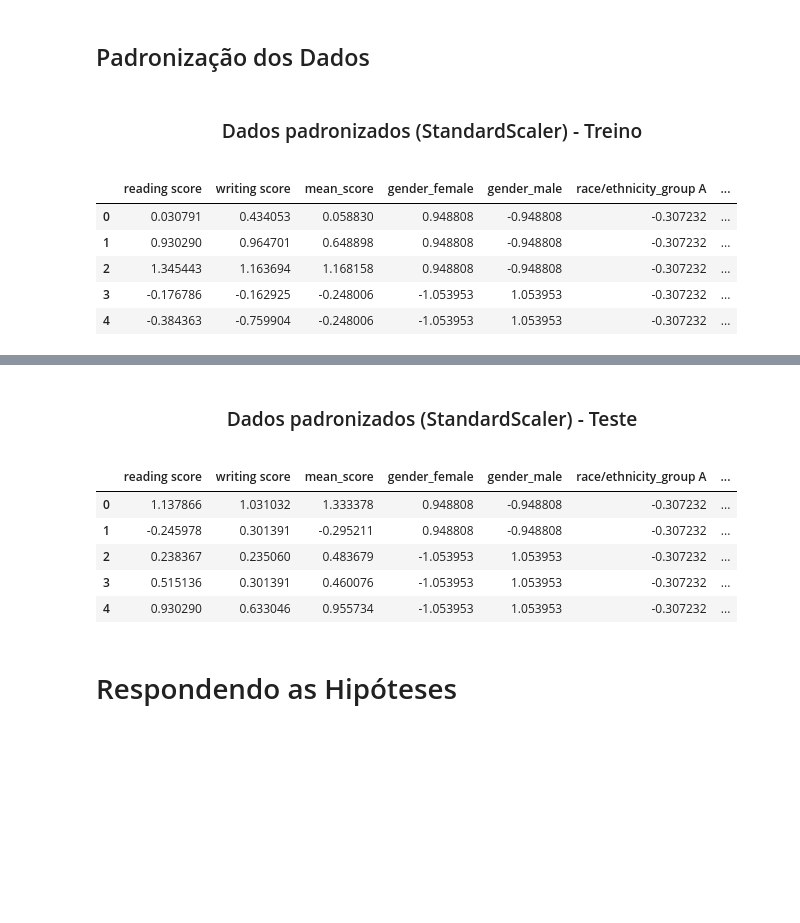
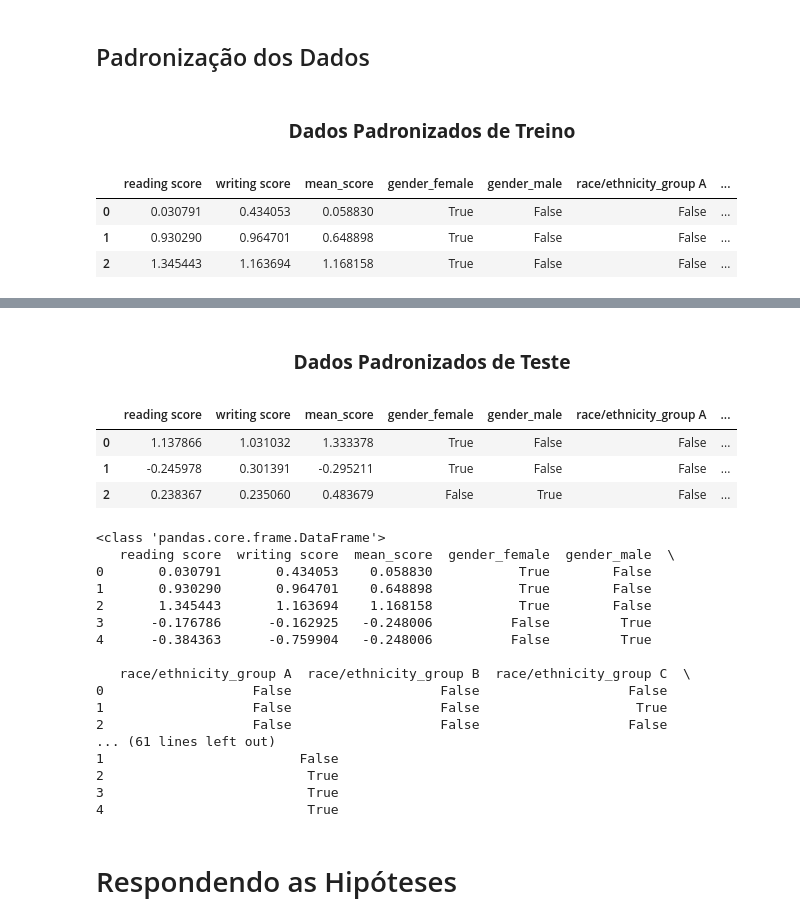
Before and after one commit to Vieiraligia/Data-Science-and-Analytics, a Jupyter notebook: MVP Analise de Dados e Boas Praticas/MVP_AnalisedeDadoseBoasPraticas.ipynb, the cells around one changed output, grey strips where cells are left out. Cells and saved outputs as stored; diff of their text form; code cells hidden in the pictures; blank space fills up the shorter version.

```diff
--- a/MVP Analise de Dados e Boas Praticas/MVP_AnalisedeDadoseBoasPraticas.ipynb
+++ b/MVP Analise de Dados e Boas Praticas/MVP_AnalisedeDadoseBoasPraticas.ipynb
@@ -1182,69 +1182,81 @@ math_log: 29 outliers
 # %% [markdown]
 ## Padronização dos Dados
 # %%
-# Converter o array padronizado de volta para DataFrame
+
 df_train_scaled = pd.DataFrame(X_train_scaled, columns=X_train.columns)
-
 df_test_scaled = pd.DataFrame(X_test_scaled, columns=X_test.columns)
 
-# Exibir título estilizado
 display(HTML("""
-<h3 style='text-align:center; margin-bottom:15px;'>
-Dados padronizados (StandardScaler) - Treino
+<h3 style='text-align:center; font-weight:bold; margin-bottom:10px;'>
+    Dados Padronizados de Treino
 </h3>
 """))
 
-# Mostrar primeiras linhas do treino padronizado
-display(df_train_scaled.head().style.set_properties(**{
+display(df_train_scaled.head(3).style.set_properties(**{
     "background-color": "#f9f9f9",
     "color": "#333",
     "text-align": "center"
 }).set_table_styles([
     {"selector": "th",
      "props": [("background-color", "#4CAF50"),
                ("color", "white"),
                ("font-weight", "bold"),
                ("text-align", "center")]}
 ]))
 
-# Separação visual
-display(HTML("<br><br>"))
 
-# Exibir título do teste
+display(HTML(""))
+
+
 display(HTML("""
-<h3 style='text-align:center; margin-bottom:15px;'>
-Dados padronizados (StandardScaler) - Teste
+<h3 style='text-align:center; font-weight:bold; margin-bottom:10px;'>
+    Dados Padronizados de Teste
 </h3>
 """))
-
-# Mostrar teste padronizado
-display(df_test_scaled.head().style.set_properties(**{
+display(df_test_scaled.head(3).style.set_properties(**{
     "background-color": "#f9f9f9",
     "color": "#333",
     "text-align": "center"
 }).set_table_styles([
     {"selector": "th",
      "props": [("background-color", "#4CAF50"),
                ("color", "white"),
                ("font-weight", "bold"),
                ("text-align", "center")]}
 ]))
 # %% [output]
-Dados padronizados (StandardScaler) - Treino
+Dados Padronizados de Treino
 |  | reading score | writing score | mean_score | gender_female | gender_male | race/ethnicity_group A | ... |
-| 0 | 0.030791 | 0.434053 | 0.058830 | 0.948808 | -0.948808 | -0.307232 | ... |
-| 1 | 0.930290 | 0.964701 | 0.648898 | 0.948808 | -0.948808 | -0.307232 | ... |
-| 2 | 1.345443 | 1.163694 | 1.168158 | 0.948808 | -0.948808 | -0.307232 | ... |
-| 3 | -0.176786 | -0.162925 | -0.248006 | -1.053953 | 1.053953 | -0.307232 | ... |
-| 4 | -0.384363 | -0.759904 | -0.248006 | -1.053953 | 1.053953 | -0.307232 | ... |
+| 0 | 0.030791 | 0.434053 | 0.058830 | True | False | False | ... |
+| 1 | 0.930290 | 0.964701 | 0.648898 | True | False | False | ... |
+| 2 | 1.345443 | 1.163694 | 1.168158 | True | False | False | ... |
 [interactive output not drawn]
-Dados padronizados (StandardScaler) - Teste
+Dados Padronizados de Teste
 |  | reading score | writing score | mean_score | gender_female | gender_male | race/ethnicity_group A | ... |
-| 0 | 1.137866 | 1.031032 | 1.333378 | 0.948808 | -0.948808 | -0.307232 | ... |
-| 1 | -0.245978 | 0.301391 | -0.295211 | 0.948808 | -0.948808 | -0.307232 | ... |
-| 2 | 0.238367 | 0.235060 | 0.483679 | -1.053953 | 1.053953 | -0.307232 | ... |
-| 3 | 0.515136 | 0.301391 | 0.460076 | -1.053953 | 1.053953 | -0.307232 | ... |
-| 4 | 0.930290 | 0.633046 | 0.955734 | -1.053953 | 1.053953 | -0.307232 | ... |
+| 0 | 1.137866 | 1.031032 | 1.333378 | True | False | False | ... |
+| 1 | -0.245978 | 0.301391 | -0.295211 | True | False | False | ... |
+| 2 | 0.238367 | 0.235060 | 0.483679 | False | True | False | ... |
+# %%
+print(type(X_train_scaled))
+print(X_train_scaled[:5])
+# %% [output]
+<class 'pandas.core.frame.DataFrame'>
+   reading score  writing score  mean_score  gender_female  gender_male  \
+0       0.030791       0.434053    0.058830           True        False
+1       0.930290       0.964701    0.648898           True        False
+2       1.345443       1.163694    1.168158           True        False
+3      -0.176786      -0.162925   -0.248006          False         True
+4      -0.384363      -0.759904   -0.248006          False         True
+
+   race/ethnicity_group A  race/ethnicity_group B  race/ethnicity_group C  \
+0                   False                   False                   False
+1                   False                   False                    True
+2                   False                   False                   False
+... (61 lines left out)
+1                         False
+2                          True
+3                          True
+4                          True
 # %% [markdown]
 # Respondendo as Hipóteses
 # %% [markdown]
```
